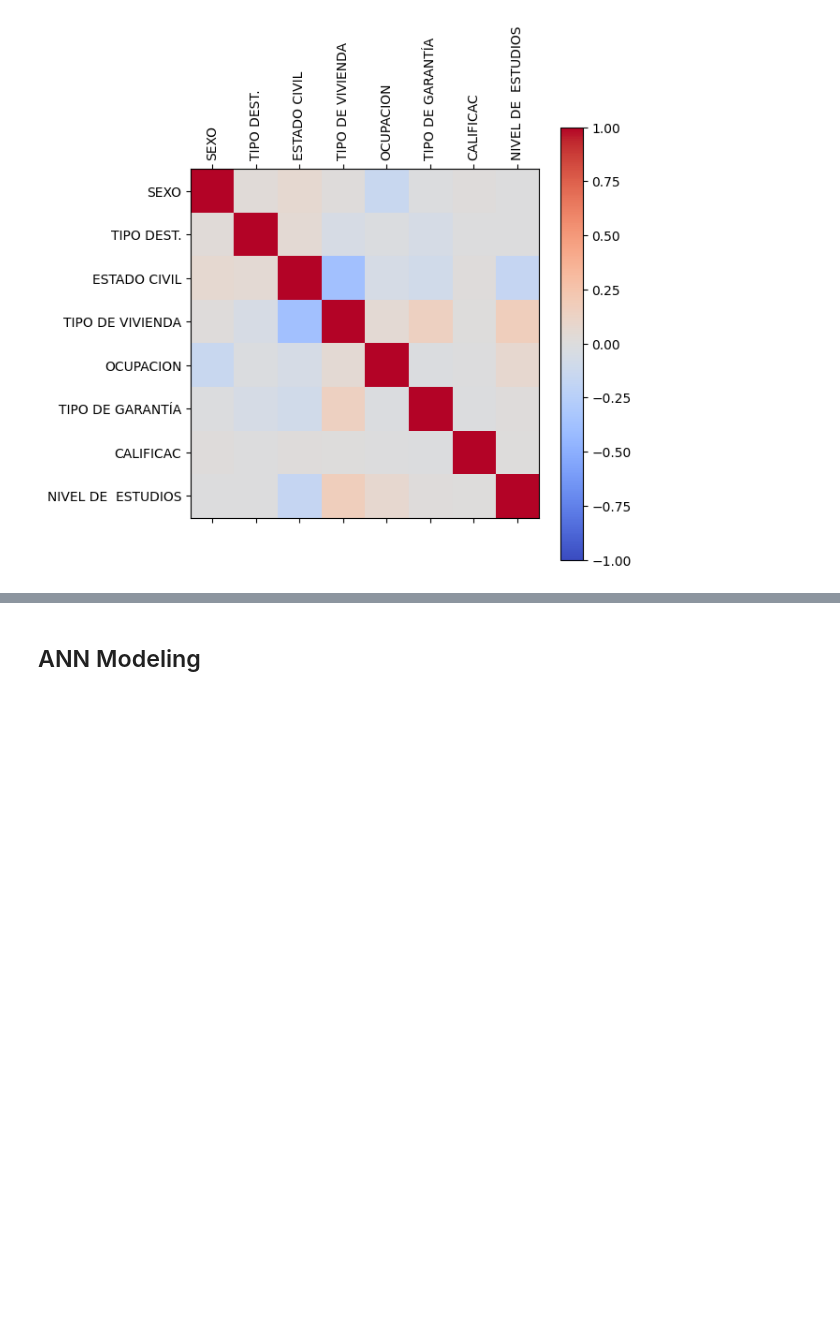
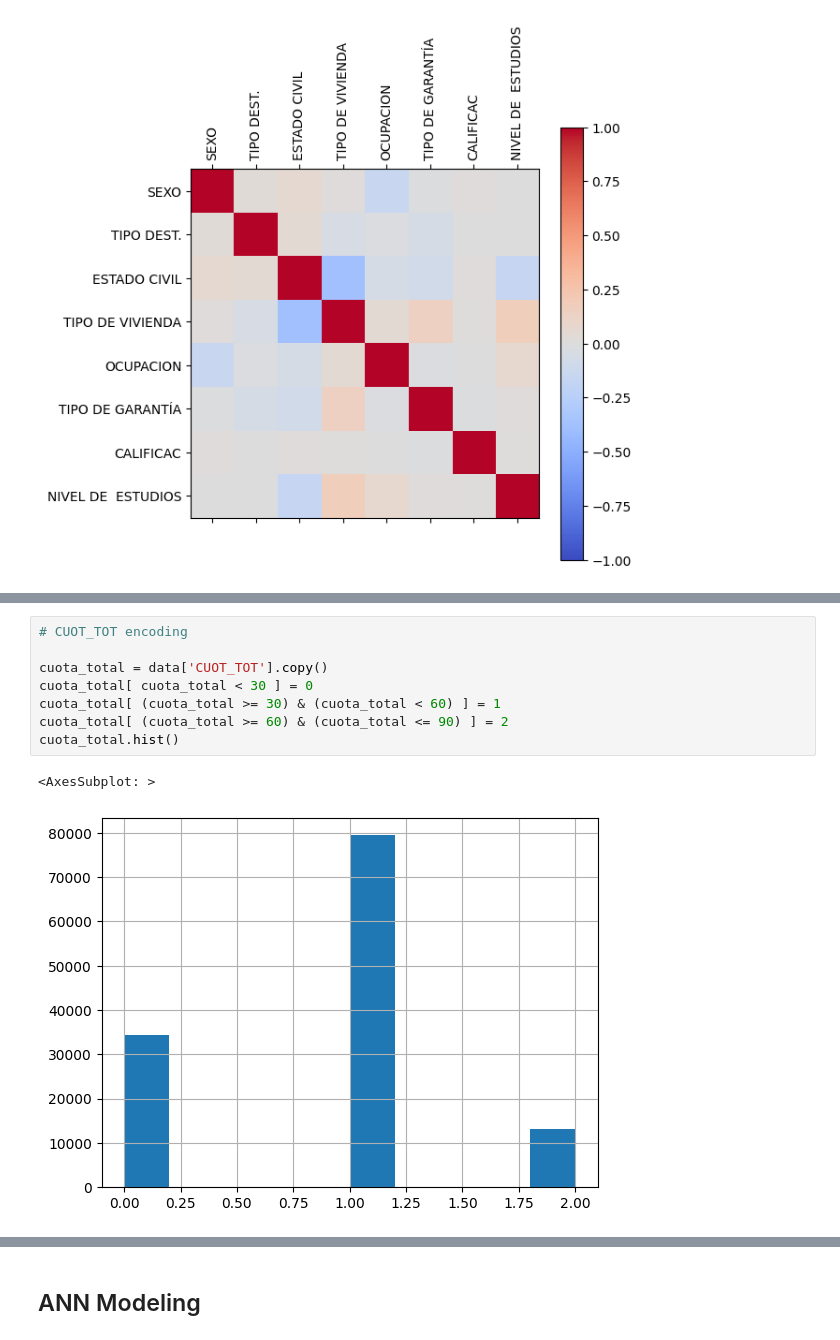
Before and after one commit to AndersCFR/CreditScoring, a Jupyter notebook: CreditScoring.ipynb, the cells around one changed output, grey strips where cells are left out. Drawn from its saved outputs; the diff is of its cells as text; blank space fills up the shorter version.

```diff
--- a/CreditScoring.ipynb
+++ b/CreditScoring.ipynb
@@ -355,0 +505,11 @@ plt.show()
+# %%
+# CUOT_TOT encoding
+
+cuota_total = data['CUOT_TOT'].copy()
+cuota_total[ cuota_total < 30 ] = 0
+cuota_total[ (cuota_total >= 30) & (cuota_total < 60) ] = 1
+cuota_total[ (cuota_total >= 60) & (cuota_total <= 90) ] = 2
+cuota_total.hist()
+# %% [output]
+<AxesSubplot: >
+[figure, added]
```
Also changed, not shown: parts of 16 cells of this notebook, 3 other files.
